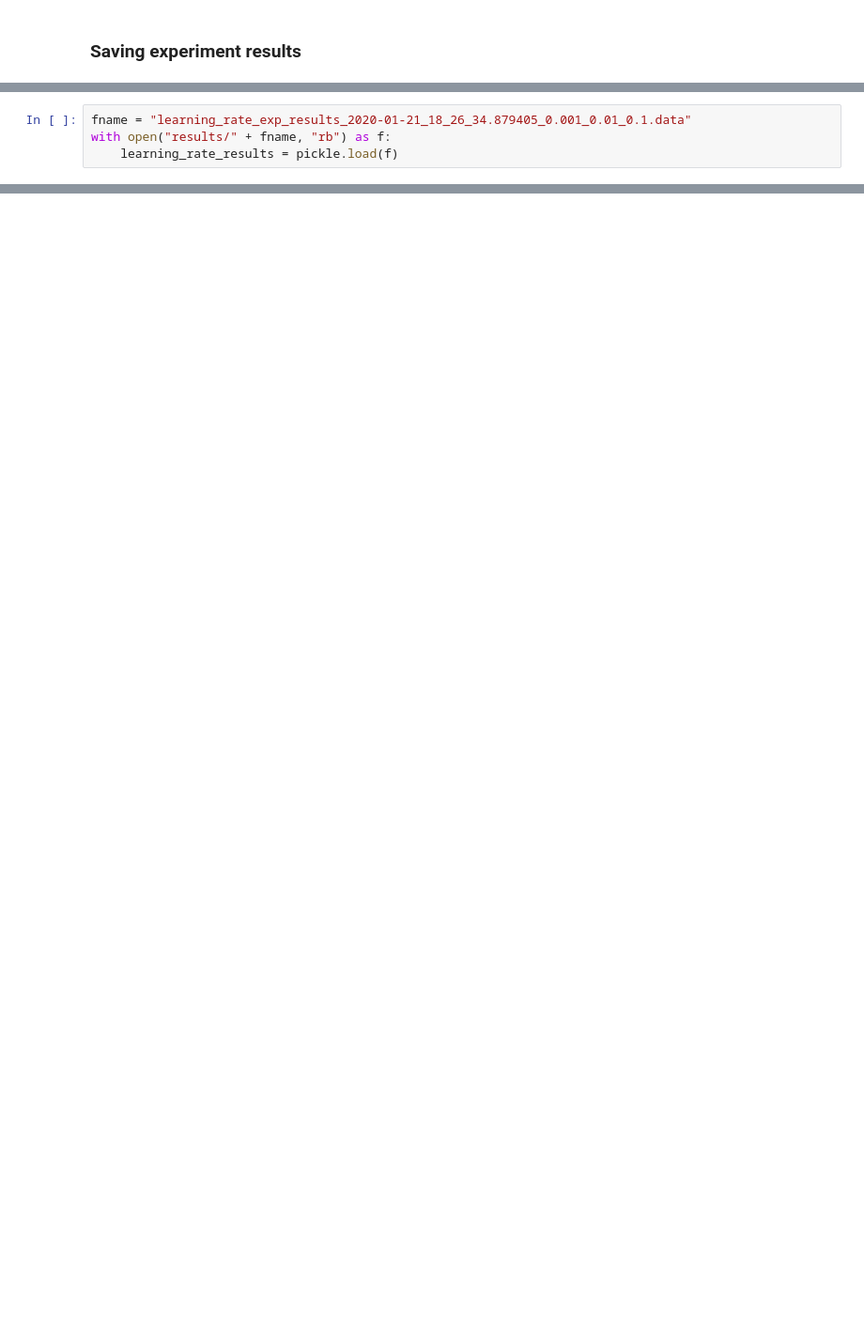
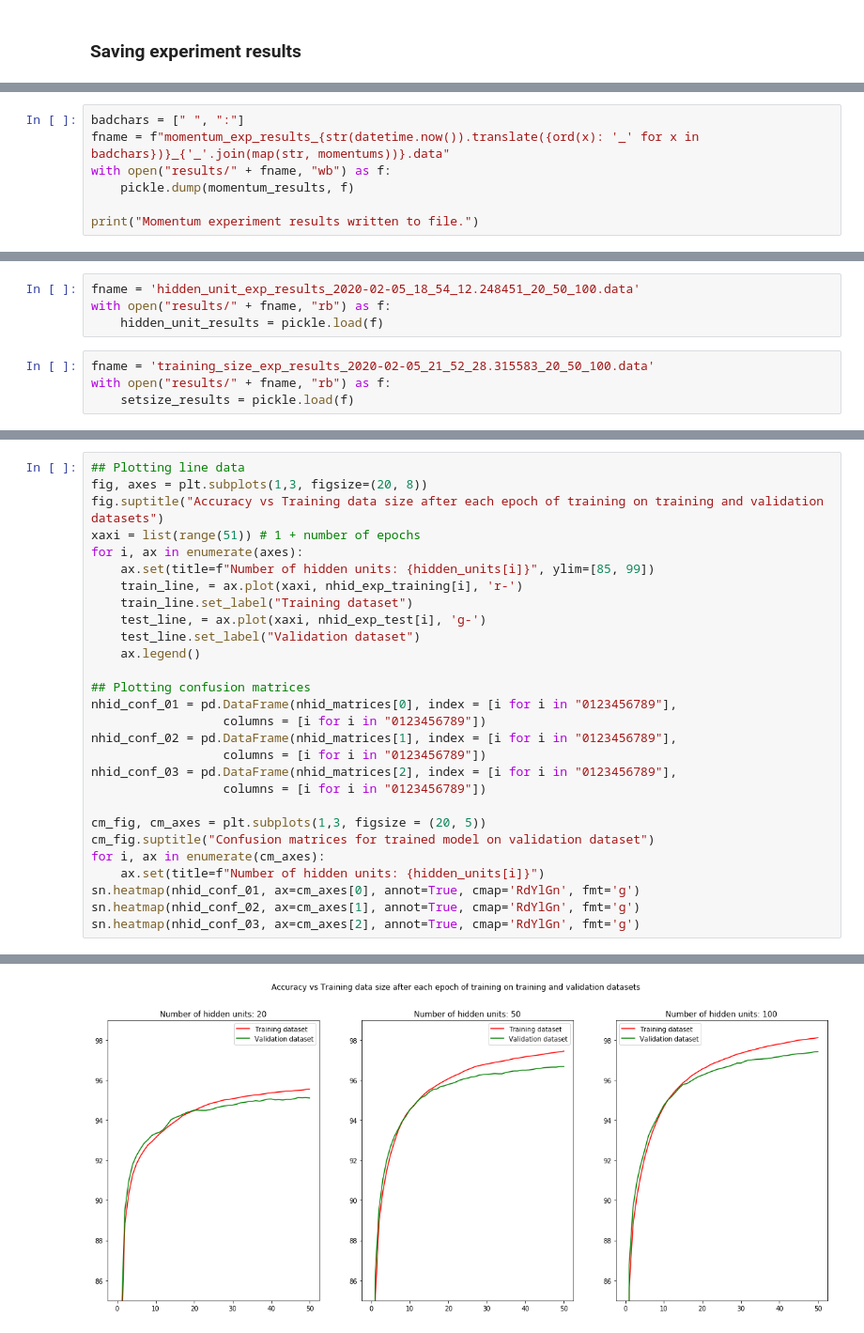
Before and after one commit to luissson/445MachineLearning, a Jupyter notebook: Assignment2/Assignment02.ipynb, the cells around one changed output, grey strips where cells are left out. Shown at 94% size. Saved outputs shown, nothing was run; the diff lists cells and outputs as text; blank space fills up the shorter version.

```diff
--- a/Assignment2/Assignment02.ipynb
+++ b/Assignment2/Assignment02.ipynb
@@ -175,0 +300,7 @@ Learning rate experiment results written to file.
+# %%
+badchars = [" ", ":"]
+fname = f"momentum_exp_results_{str(datetime.now()).translate({ord(x): '_' for x in badchars})}_{'_'.join(map(str, momentums))}.data"
+with open("results/" + fname, "wb") as f:
+    pickle.dump(momentum_results, f)
+
+print("Momentum experiment results written to file.")
@@ -178,4 +311,8 @@ Learning rate experiment results written to file.
 # %%
-fname = "learning_rate_exp_results_2020-01-21_18_26_34.879405_0.001_0.01_0.1.data"
+fname = 'hidden_unit_exp_results_2020-02-05_18_54_12.248451_20_50_100.data'
 with open("results/" + fname, "rb") as f:
-    learning_rate_results = pickle.load(f)
+    hidden_unit_results = pickle.load(f)
+# %%
+fname = 'training_size_exp_results_2020-02-05_21_52_28.315583_20_50_100.data'
+with open("results/" + fname, "rb") as f:
+    setsize_results = pickle.load(f)
@@ -181,0 +403,29 @@ with open("results/" + fname, "rb") as f:
+# %%
+## Plotting line data
+fig, axes = plt.subplots(1,3, figsize=(20, 8))
+fig.suptitle("Accuracy vs Training data size after each epoch of training on training and validation datasets")
+xaxi = list(range(51)) # 1 + number of epochs
+for i, ax in enumerate(axes):
+    ax.set(title=f"Number of hidden units: {hidden_units[i]}", ylim=[85, 99])
+    train_line, = ax.plot(xaxi, nhid_exp_training[i], 'r-')
+    train_line.set_label("Training dataset")
+    test_line, = ax.plot(xaxi, nhid_exp_test[i], 'g-')
+    test_line.set_label("Validation dataset")
+    ax.legend()
+
+## Plotting confusion matrices
+nhid_conf_01 = pd.DataFrame(nhid_matrices[0], index = [i for i in "0123456789"],
+                  columns = [i for i in "0123456789"])
+nhid_conf_02 = pd.DataFrame(nhid_matrices[1], index = [i for i in "0123456789"],
+                  columns = [i for i in "0123456789"])
+nhid_conf_03 = pd.DataFrame(nhid_matrices[2], index = [i for i in "0123456789"],
+                  columns = [i for i in "0123456789"])
+
+cm_fig, cm_axes = plt.subplots(1,3, figsize = (20, 5))
+cm_fig.suptitle("Confusion matrices for trained model on validation dataset")
+for i, ax in enumerate(cm_axes):
+    ax.set(title=f"Number of hidden units: {hidden_units[i]}")
+sn.heatmap(nhid_conf_01, ax=cm_axes[0], annot=True, cmap='RdYlGn', fmt='g')
+sn.heatmap(nhid_conf_02, ax=cm_axes[1], annot=True, cmap='RdYlGn', fmt='g')
+sn.heatmap(nhid_conf_03, ax=cm_axes[2], annot=True, cmap='RdYlGn', fmt='g')
+# %% [output]
@@ -181,0 +433 @@ with open("results/" + fname, "rb") as f:
+[figure, added]
```
Also changed, not shown: parts of 52 cells of this notebook, 2 other files.
